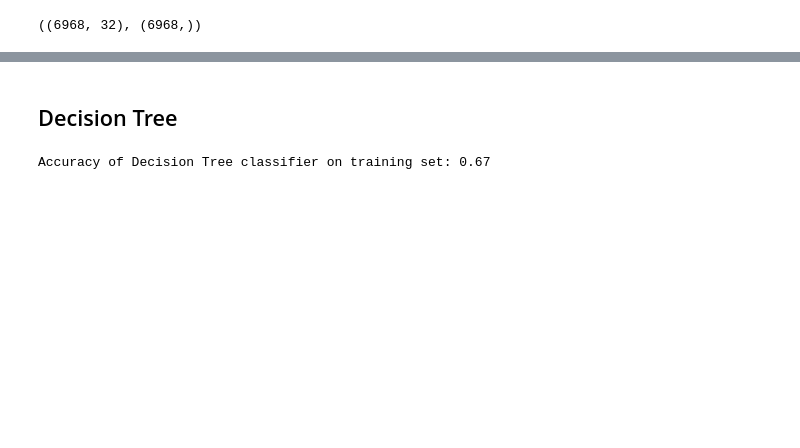
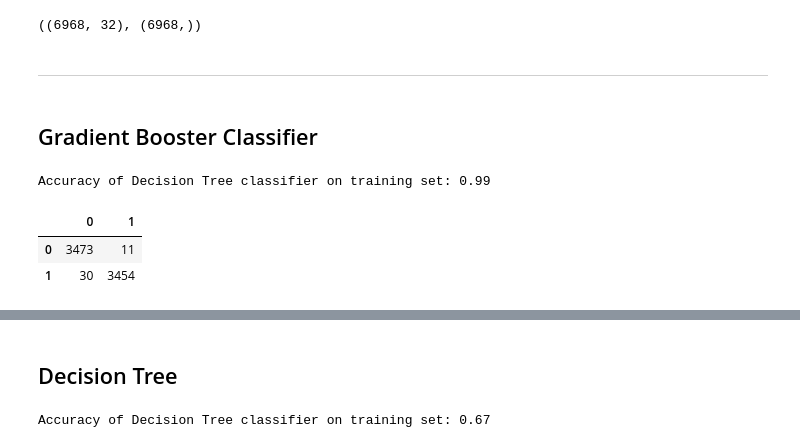
Before and after one commit to RAXR-Capstone/project_danger_zone, a Jupyter notebook: work_space/RobertWorkspace/robert_scratch-Copy_Modeling.ipynb, the cells around one changed output, grey strips where cells are left out. Saved outputs shown, nothing was run; the diff lists cells and outputs as text; code cells hidden in the pictures; blank space fills up the shorter version.

```diff
--- a/work_space/RobertWorkspace/robert_scratch-Copy_Modeling.ipynb
+++ b/work_space/RobertWorkspace/robert_scratch-Copy_Modeling.ipynb
@@ -153,3 +430,29 @@ X_resampled.shape , y_resampled.shape
 # %%
 #fit the scalar to train
 #scaler.fit(X_resampled)
+# %% [markdown]
+----
+# %% [markdown]
+## Gradient Booster Classifier
+# %%
+#creating the object
+clf = GradientBoostingClassifier(learning_rate= 0.5, max_depth=6, random_state=19).fit(X_resampled, y_resampled)
+# fitting our thing
+clf = clf.fit(X_resampled, y_resampled)
+#creating the prediction
+y_pred = clf.predict(X_resampled)
+#creating prediction probabaility
+y_pred_proba = clf.predict_proba(X_resampled)
+# %%
+print('Accuracy of Decision Tree classifier on training set: {:.2f}'
+      .format(clf.score(X_resampled, y_resampled)))
+# %% [output]
+Accuracy of Decision Tree classifier on training set: 0.99
+# %%
+labels = sorted(y_resampled.unique())
+
+pd.DataFrame(confusion_matrix(y_resampled, y_pred), index=labels, columns=labels)
+# %% [output]
+|  | 0 | 1 |
+| 0 | 3473 | 11 |
+| 1 | 30 | 3454 |
```
Also changed, not shown: parts of 163 cells of this notebook.
